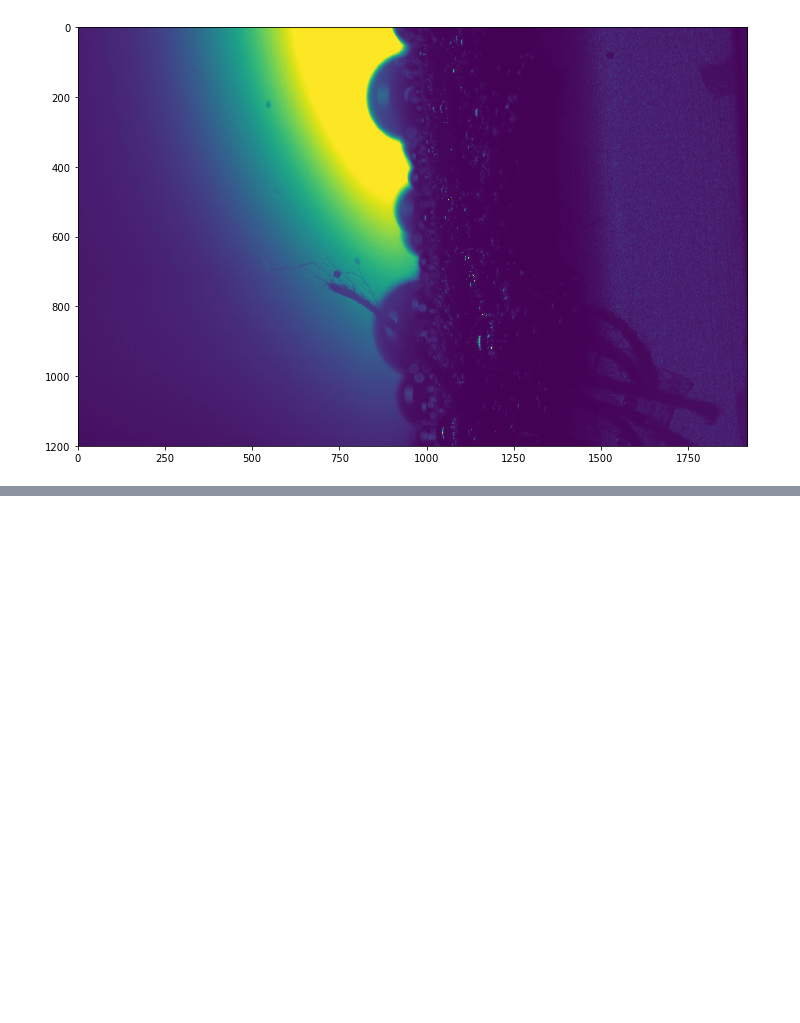
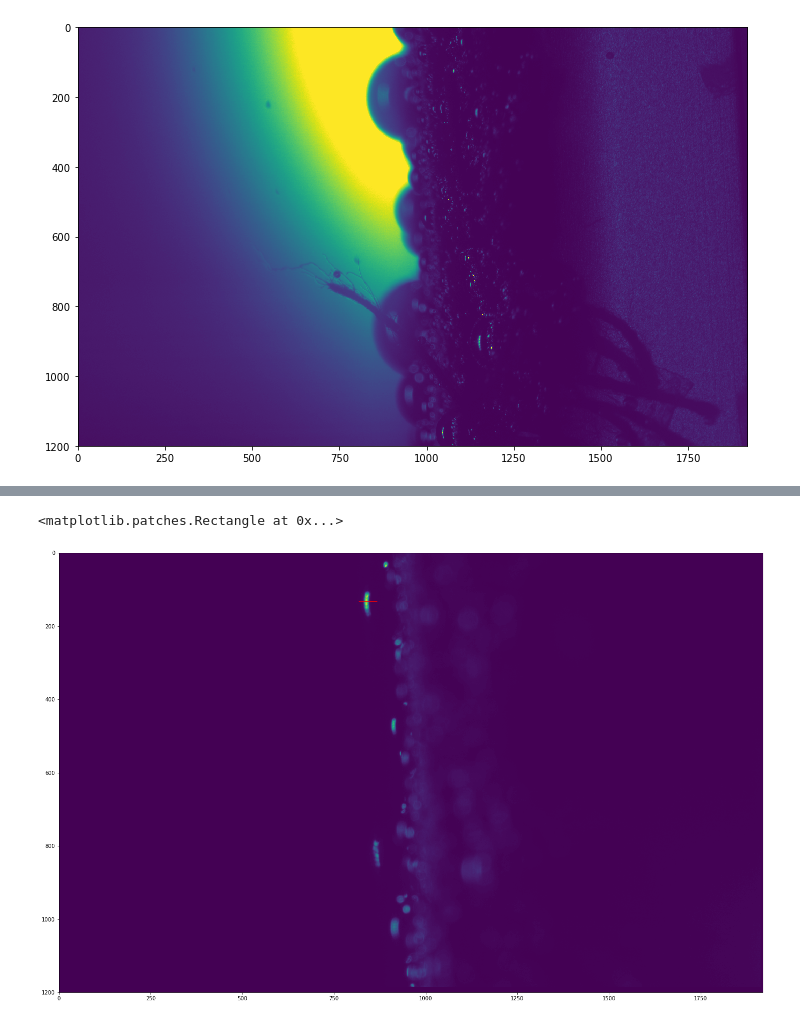
Before and after one commit to zazizizou/gradient_ansatz, a Jupyter notebook: DoF_cailb.ipynb, the cells around one changed output, grey strips where cells are left out. Saved outputs shown, nothing was run; the diff lists cells and outputs as text; code cells hidden in the pictures; blank space fills up the shorter version.

```diff
--- a/DoF_cailb.ipynb
+++ b/DoF_cailb.ipynb
@@ -39,0 +57,5 @@ plt.imshow(bgim[-4])
+# %%
+# load stable data
+stable_img_dir = "data/stable_redlit/"
+filenames = [fn for fn in os.listdir(stable_img_dir) if fn.endswith(".png")]
+filenames
@@ -39,0 +80,19 @@ plt.imshow(bgim[-4])
+# %%
+stbl = [cv2.imread(os.path.join(stable_img_dir, fn),0)
+        for fn in filenames]
+# %%
+LINE_LEN = 50
+# %%
+p1 = Point(842, 132)
+
+fig = plt.figure(figsize=(24,24))
+ax = fig.add_subplot(111, aspect="equal")
+plt.imshow(stbl[14])
+ax.add_patch(patches.Rectangle( (p1.x-LINE_LEN/2, p1.y),
+                                LINE_LEN,
+                                0,
+                                fill=False,
+                                color="red"))
+# %% [output]
+<matplotlib.patches.Rectangle at 0x...>
+[figure, added]
```
Also changed, not shown: parts of 14 cells of this notebook, 51 other files.
